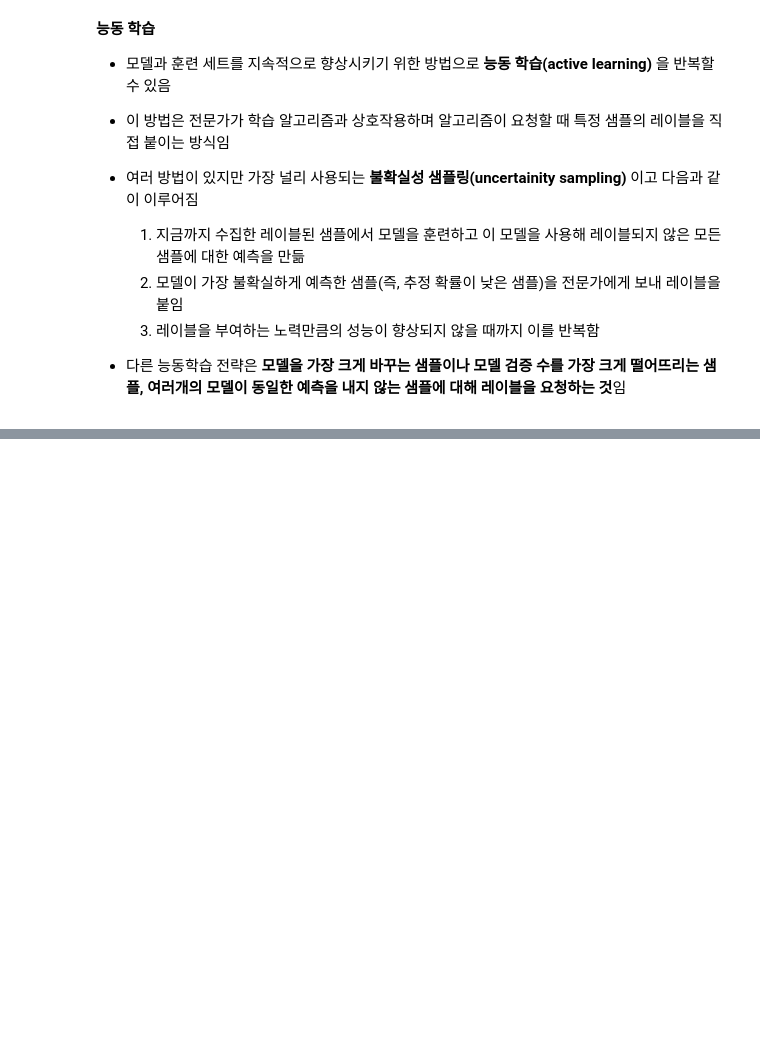
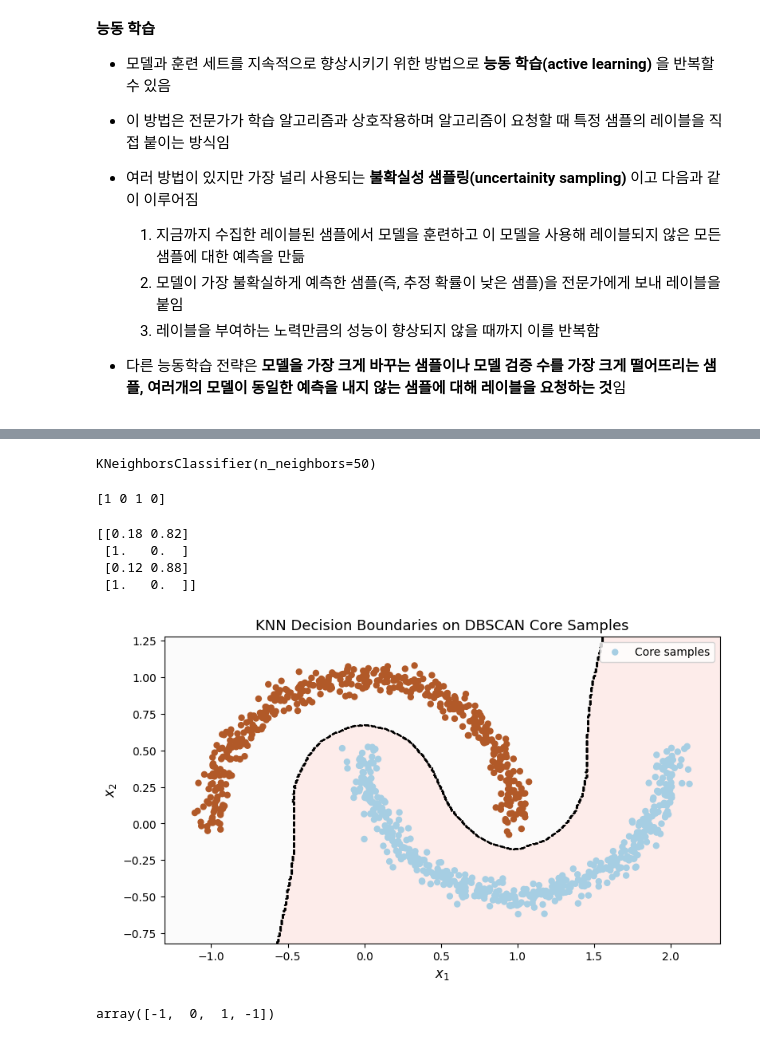
Before and after one commit to slover1126/hands_on_machine_learning, a Jupyter notebook: 핸즈온_머신러닝_9장.ipynb, the cells around one changed output, grey strips where cells are left out. Saved outputs shown, nothing was run; the diff lists cells and outputs as text; code cells hidden in the pictures; blank space fills up the shorter version.

```diff
--- a/핸즈온_머신러닝_9장.ipynb
+++ b/핸즈온_머신러닝_9장.ipynb
@@ -575,0 +670,68 @@ np.float64(0.9548148148148148)
+# %%
+#교재에선 예측기로 KNeighborClassifier를 선택함
+from sklearn.neighbors import KNeighborsClassifier
+
+knn = KNeighborsClassifier(n_neighbors=50)
+knn.fit(dbscan.components_, dbscan.labels_[dbscan.core_sample_indices_])
+#학습용 X에는 코어 샘플을, y에는 그 클러스터를 지정함
+#새로운 샘플이 들어오면 50개의 이웃된 샘플을 보고 클러스터를 할당
+# %% [output]
+KNeighborsClassifier(n_neighbors=50)
+# %%
+#새로운 데이터를 넣어서 확인
+X_new = np.array([[-0.5,0],[0,0.5],[1,-0.1],[2,1]])
+print(knn.predict(X_new))
+# %% [output]
+[1 0 1 0]
+# %%
+#각 클러스터에 속할 확률도 출력 가능
+print(knn.predict_proba(X_new))
+# %% [output]
+[[0.18 0.82]
+ [1.   0.  ]
+ [0.12 0.88]
+ [1.   0.  ]]
+# %%
+#클러스터와 knn으로 만들어진 결정 경계 시각화
+# 1. 격자 생성 및 결정 경계 예측
+x0_min, x0_max = X[:, 0].min() - 0.2, X[:, 0].max() + 0.2
+x1_min, x1_max = X[:, 1].min() - 0.2, X[:, 1].max() + 0.2
+xx, yy = np.meshgrid(np.linspace(x0_min, x0_max, 500), np.linspace(x1_min, x1_max, 500))
+Z = knn.predict(np.c_[xx.ravel(), yy.ravel()]).reshape(xx.shape)
+
+# 2. 결정 경계 및 데이터 시각화
+plt.figure(figsize=(9, 5))
+plt.contourf(xx, yy, Z, alpha=0.25, cmap="Pastel1")
+plt.contour(xx, yy, Z, colors="k", linewidths=1.2, linestyles="--")
+
+# 핵심 샘플 산점도 (components_ 직접 활용)
+plt.scatter(
+    dbscan.components_[:, 0], dbscan.components_[:, 1],
+    c=dbscan.labels_[dbscan.core_sample_indices_],
+    cmap="Paired", marker="o", s=25, label="Core samples"
+)
+
+# 이상치 샘플 표시
+anomalies_mask = (dbscan.labels_ == -1)
+if np.any(anomalies_mask):
+    plt.scatter(
+        X[anomalies_mask, 0], X[anomalies_mask, 1],
+        c="red", marker="x", s=35, label="Anomalies"
+    )
+
+plt.xlabel("$x_1$", fontsize=12)
+plt.ylabel("$x_2$", fontsize=12)
+plt.title("KNN Decision Boundaries on DBSCAN Core Samples", fontsize=13)
+plt.axis([x0_min, x0_max, x1_min, x1_max])
+plt.legend(loc="upper right")
+plt.show()
+# %% [output]
+[figure, added]
+# %%
+#핵심 샘플과 거리가 멀면 이상치로 분류(X_new 점들과 가장 가까운 핵심 샘플 하나를 찾아서 그 거리가 0.2보다 멀면 이상치로 판단)
+y_dist, y_pred_idx = knn.kneighbors(X_new, n_neighbors=1)
+y_pred = dbscan.labels_[dbscan.core_sample_indices_][y_pred_idx]
+y_pred[y_dist>0.2] = -1
+y_pred.ravel()
+# %% [output]
+array([-1,  0,  1, -1])
```
Also changed, not shown: parts of 10 cells of this notebook.
